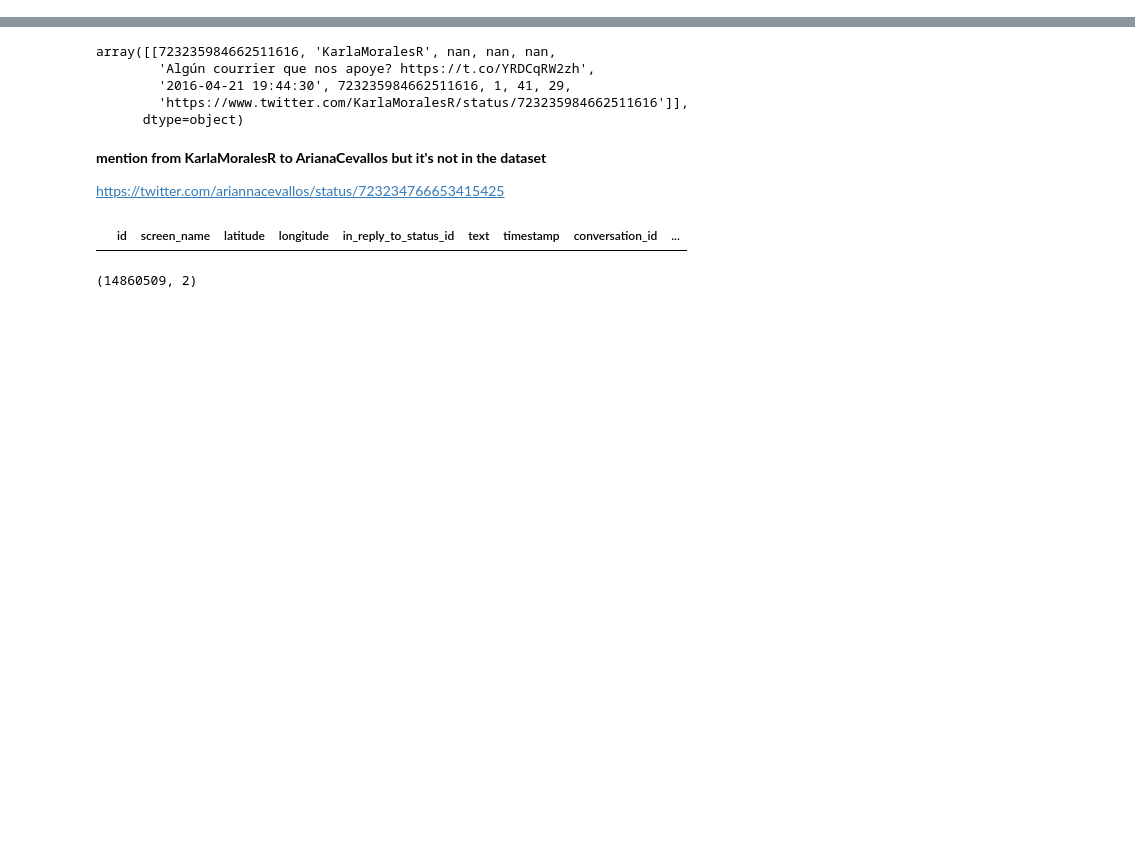
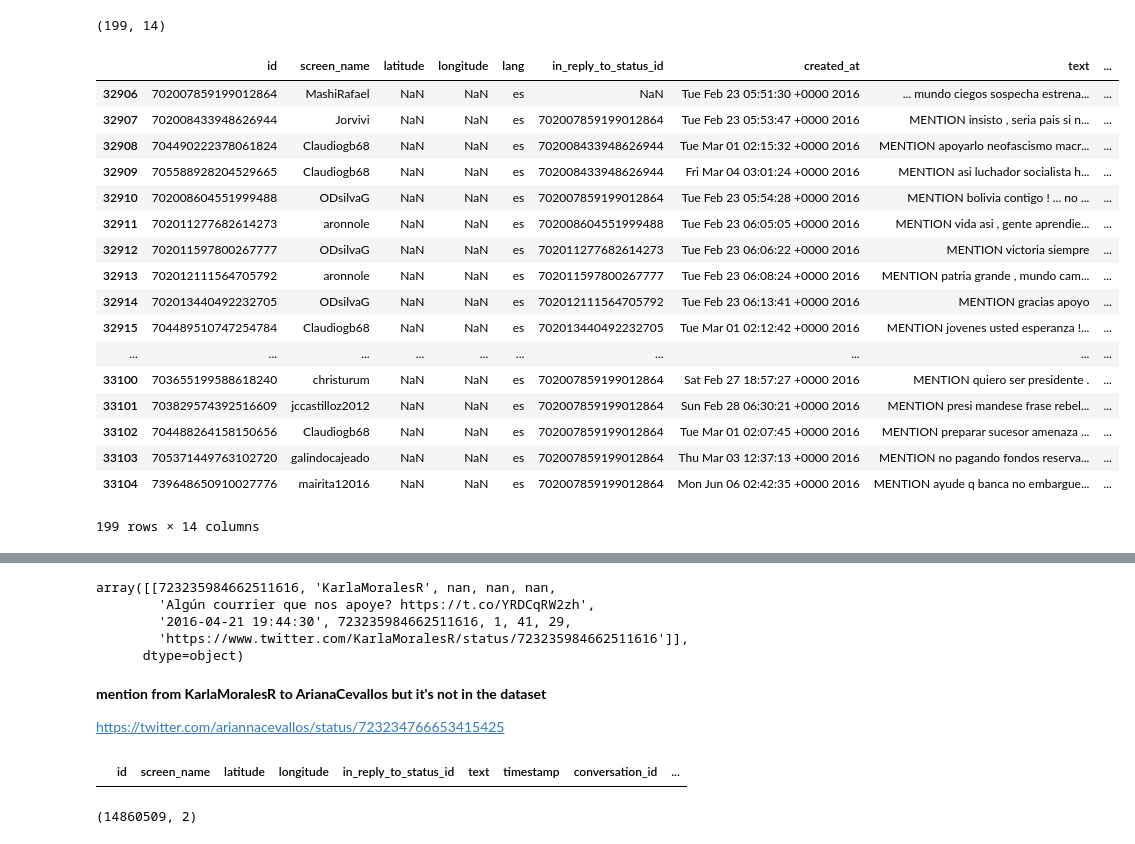
Before and after one commit to johnnytorres/recsys_twconv_s2s, a Jupyter notebook: analysis/use_case_sample_conversations.ipynb, the cells around one changed output, grey strips where cells are left out. Saved outputs shown, nothing was run; the diff lists cells and outputs as text; code cells hidden in the pictures; blank space fills up the shorter version.

```diff
--- a/analysis/use_case_sample_conversations.ipynb
+++ b/analysis/use_case_sample_conversations.ipynb
@@ -9,0 +6,3 @@ ds.shape
+# %%
+data_dir = '~/data/twconv/twconv_2016_usersec'
+data_dir = os.path.expanduser(data_dir)
@@ -29,0 +49,26 @@ memory usage: 47.6+ MB
+# %%
+sampleconv=ds[ds.conversation_id=='702007859199012864']
+sampleconv.shape
+# %% [output]
+(199, 14)
+# %%
+sampleconv
+# %% [output]
+|  | id | screen_name | latitude | longitude | lang | in_reply_to_status_id | created_at | text | ... |
+| 32906 | 702007859199012864 | MashiRafael | NaN | NaN | es | NaN | Tue Feb 23 05:51:30 +0000 2016 | ... mundo ciegos sospecha estrena... | ... |
+| 32907 | 702008433948626944 | Jorvivi | NaN | NaN | es | 702007859199012864 | Tue Feb 23 05:53:47 +0000 2016 | MENTION insisto , seria pais si n... | ... |
+| 32908 | 704490222378061824 | Claudiogb68 | NaN | NaN | es | 702008433948626944 | Tue Mar 01 02:15:32 +0000 2016 | MENTION apoyarlo neofascismo macr... | ... |
+| 32909 | 705588928204529665 | Claudiogb68 | NaN | NaN | es | 702008433948626944 | Fri Mar 04 03:01:24 +0000 2016 | MENTION asi luchador socialista h... | ... |
+| 32910 | 702008604551999488 | ODsilvaG | NaN | NaN | es | 702007859199012864 | Tue Feb 23 05:54:28 +0000 2016 | MENTION bolivia contigo ! ... no ... | ... |
+| 32911 | 702011277682614273 | aronnole | NaN | NaN | es | 702008604551999488 | Tue Feb 23 06:05:05 +0000 2016 | MENTION vida asi , gente aprendie... | ... |
+| 32912 | 702011597800267777 | ODsilvaG | NaN | NaN | es | 702011277682614273 | Tue Feb 23 06:06:22 +0000 2016 | MENTION victoria siempre | ... |
+| 32913 | 702012111564705792 | aronnole | NaN | NaN | es | 702011597800267777 | Tue Feb 23 06:08:24 +0000 2016 | MENTION patria grande , mundo cam... | ... |
+| 32914 | 702013440492232705 | ODsilvaG | NaN | NaN | es | 702012111564705792 | Tue Feb 23 06:13:41 +0000 2016 | MENTION gracias apoyo | ... |
+| 32915 | 704489510747254784 | Claudiogb68 | NaN | NaN | es | 702013440492232705 | Tue Mar 01 02:12:42 +0000 2016 | MENTION jovenes usted esperanza !... | ... |
+| ... | ... | ... | ... | ... | ... | ... | ... | ... | ... |
+| 33100 | 703655199588618240 | christurum | NaN | NaN | es | 702007859199012864 | Sat Feb 27 18:57:27 +0000 2016 | MENTION quiero ser presidente . | ... |
+| 33101 | 703829574392516609 | jccastilloz2012 | NaN | NaN | es | 702007859199012864 | Sun Feb 28 06:30:21 +0000 2016 | MENTION presi mandese frase rebel... | ... |
+| 33102 | 704488264158150656 | Claudiogb68 | NaN | NaN | es | 702007859199012864 | Tue Mar 01 02:07:45 +0000 2016 | MENTION preparar sucesor amenaza ... | ... |
+| 33103 | 705371449763102720 | galindocajeado | NaN | NaN | es | 702007859199012864 | Thu Mar 03 12:37:13 +0000 2016 | MENTION no pagando fondos reserva... | ... |
+| 33104 | 739648650910027776 | mairita12016 | NaN | NaN | es | 702007859199012864 | Mon Jun 06 02:42:35 +0000 2016 | MENTION ayude q banca no embargue... | ... |
+199 rows × 14 columns
```
Also changed, not shown: parts of 15 cells of this notebook, 20 other files.
